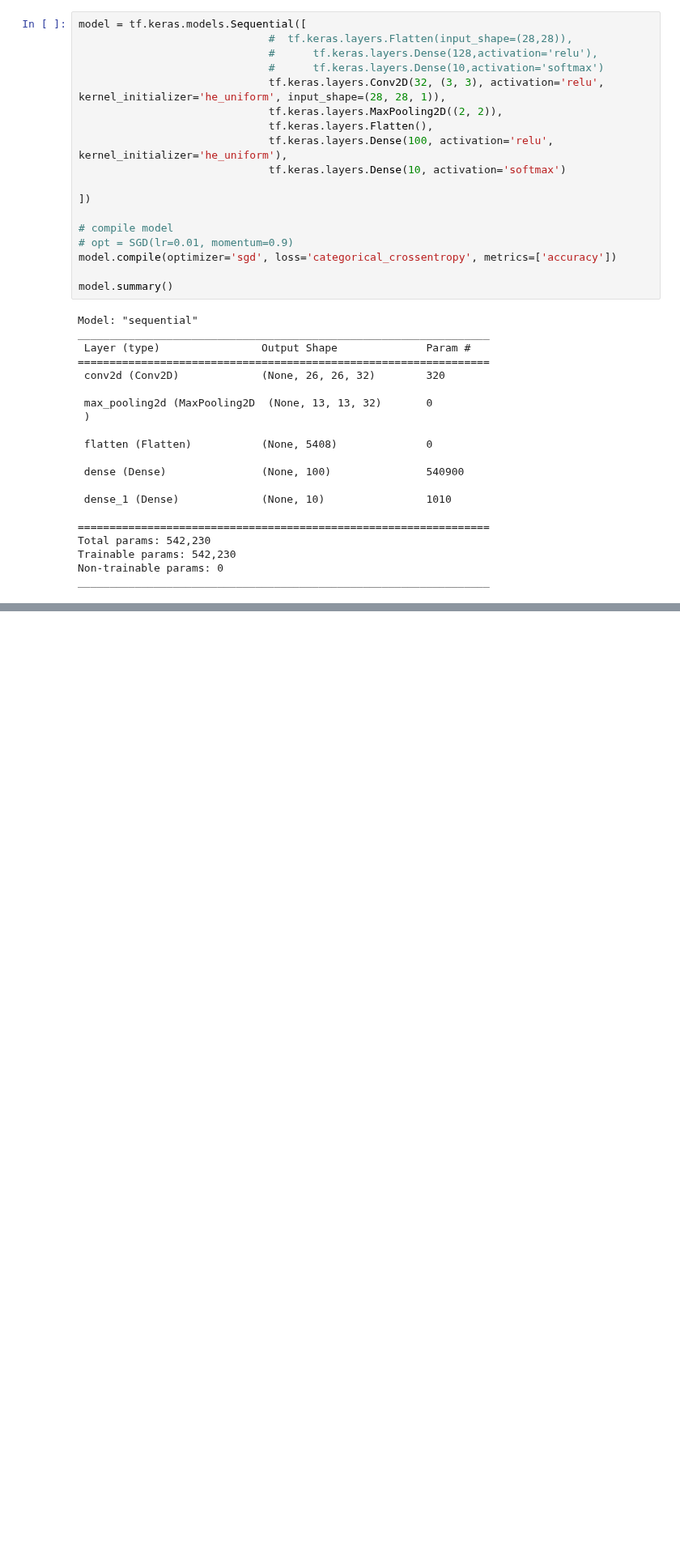
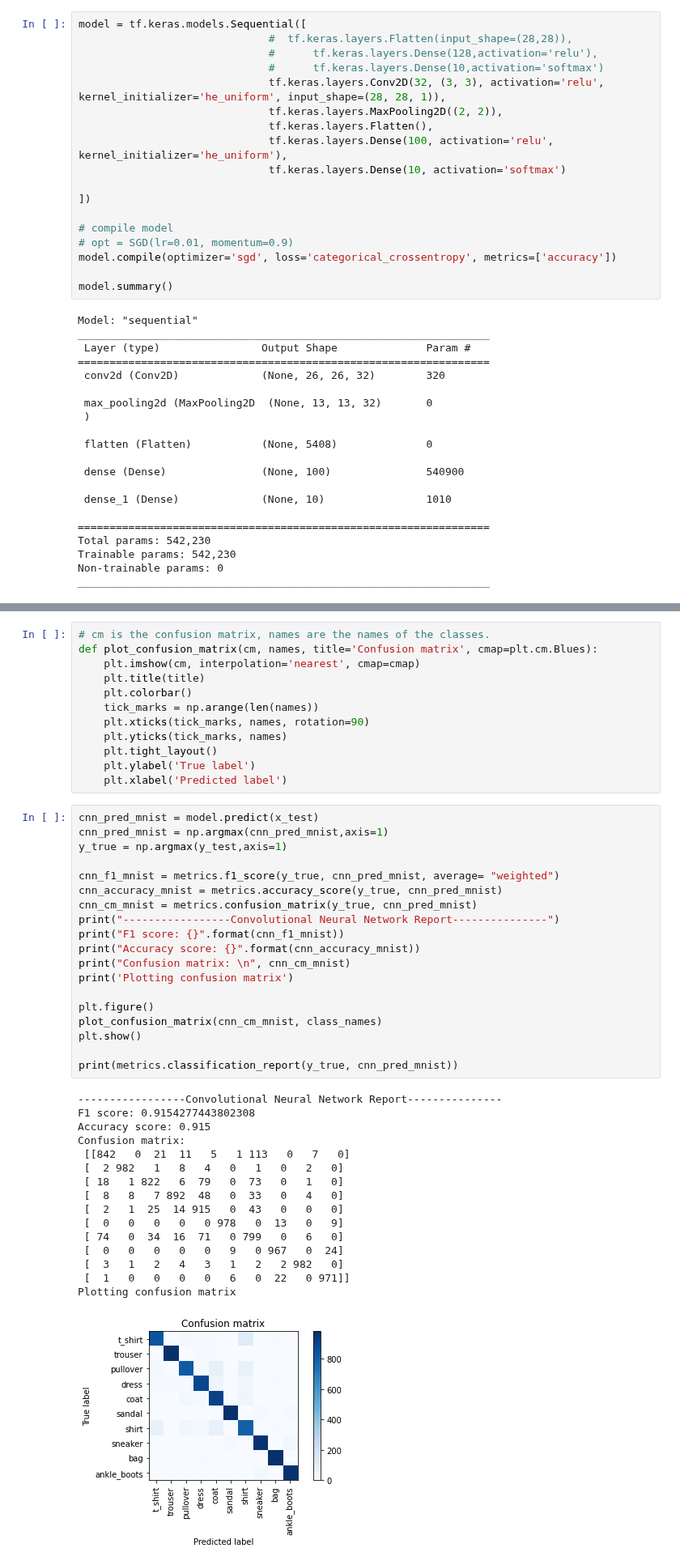
Before and after one commit to vineet891/DL-Assignment, a Jupyter notebook: DL_ASSIGNMENT2.ipynb, the cells around one changed output, grey strips where cells are left out. Shown at 81% size. Saved outputs shown, nothing was run; the diff lists cells and outputs as text; blank space fills up the shorter version.

```diff
--- a/DL_ASSIGNMENT2.ipynb
+++ b/DL_ASSIGNMENT2.ipynb
@@ -144,0 +152,48 @@ Text(0.5, 1.0, 'Train - Accuracy')
+# %%
+# cm is the confusion matrix, names are the names of the classes.
+def plot_confusion_matrix(cm, names, title='Confusion matrix', cmap=plt.cm.Blues):
+    plt.imshow(cm, interpolation='nearest', cmap=cmap)
+    plt.title(title)
+    plt.colorbar()
+    tick_marks = np.arange(len(names))
+    plt.xticks(tick_marks, names, rotation=90)
+    plt.yticks(tick_marks, names)
+    plt.tight_layout()
+    plt.ylabel('True label')
+    plt.xlabel('Predicted label')
+# %%
+cnn_pred_mnist = model.predict(x_test)
+cnn_pred_mnist = np.argmax(cnn_pred_mnist,axis=1)
+y_true = np.argmax(y_test,axis=1)
+
+cnn_f1_mnist = metrics.f1_score(y_true, cnn_pred_mnist, average= "weighted")
+cnn_accuracy_mnist = metrics.accuracy_score(y_true, cnn_pred_mnist)
+cnn_cm_mnist = metrics.confusion_matrix(y_true, cnn_pred_mnist)
+print("-----------------Convolutional Neural Network Report---------------")
+print("F1 score: {}".format(cnn_f1_mnist))
+print("Accuracy score: {}".format(cnn_accuracy_mnist))
+print("Confusion matrix: \n", cnn_cm_mnist)
+print('Plotting confusion matrix')
+
+plt.figure()
+plot_confusion_matrix(cnn_cm_mnist, class_names)
+plt.show()
+
+print(metrics.classification_report(y_true, cnn_pred_mnist))
+# %% [output]
+-----------------Convolutional Neural Network Report---------------
+F1 score: 0.9154277443802308
+Accuracy score: 0.915
+Confusion matrix:
+ [[842   0  21  11   5   1 113   0   7   0]
+ [  2 982   1   8   4   0   1   0   2   0]
+ [ 18   1 822   6  79   0  73   0   1   0]
+ [  8   8   7 892  48   0  33   0   4   0]
+ [  2   1  25  14 915   0  43   0   0   0]
+ [  0   0   0   0   0 978   0  13   0   9]
+ [ 74   0  34  16  71   0 799   0   6   0]
+ [  0   0   0   0   0   9   0 967   0  24]
+ [  3   1   2   4   3   1   2   2 982   0]
+ [  1   0   0   0   0   6   0  22   0 971]]
+Plotting confusion matrix
+[figure, added]
```
Also changed, not shown: parts of 7 cells of this notebook.
